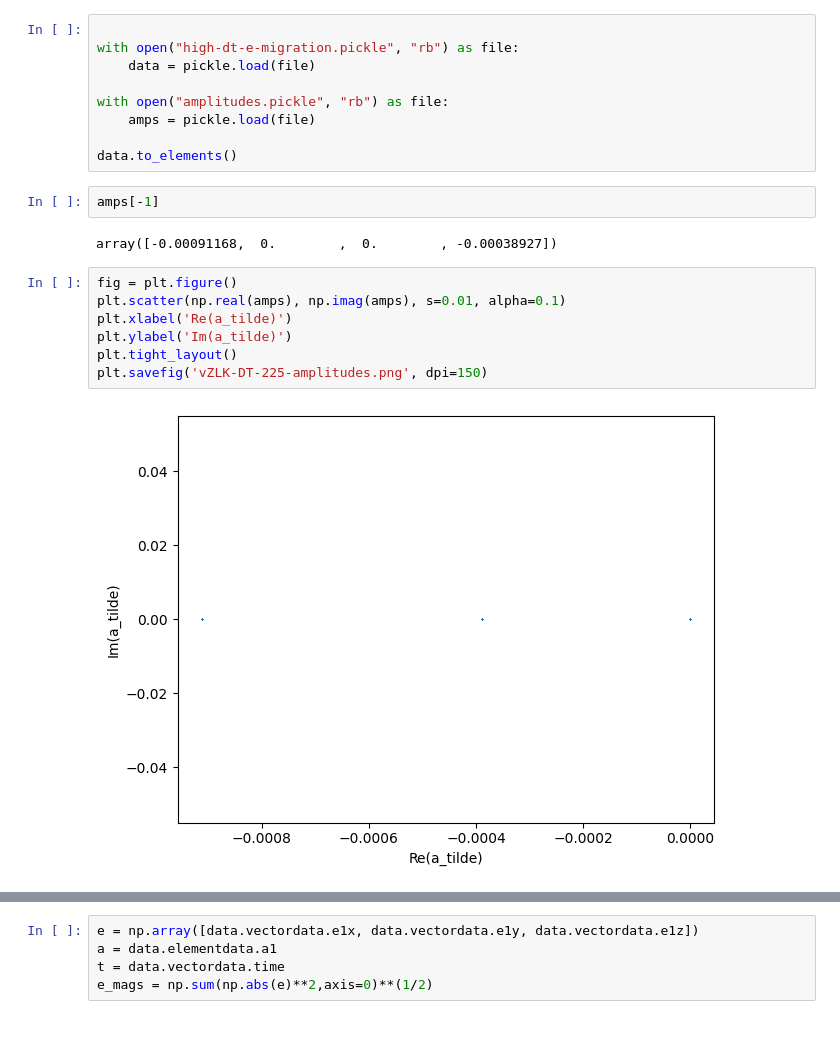
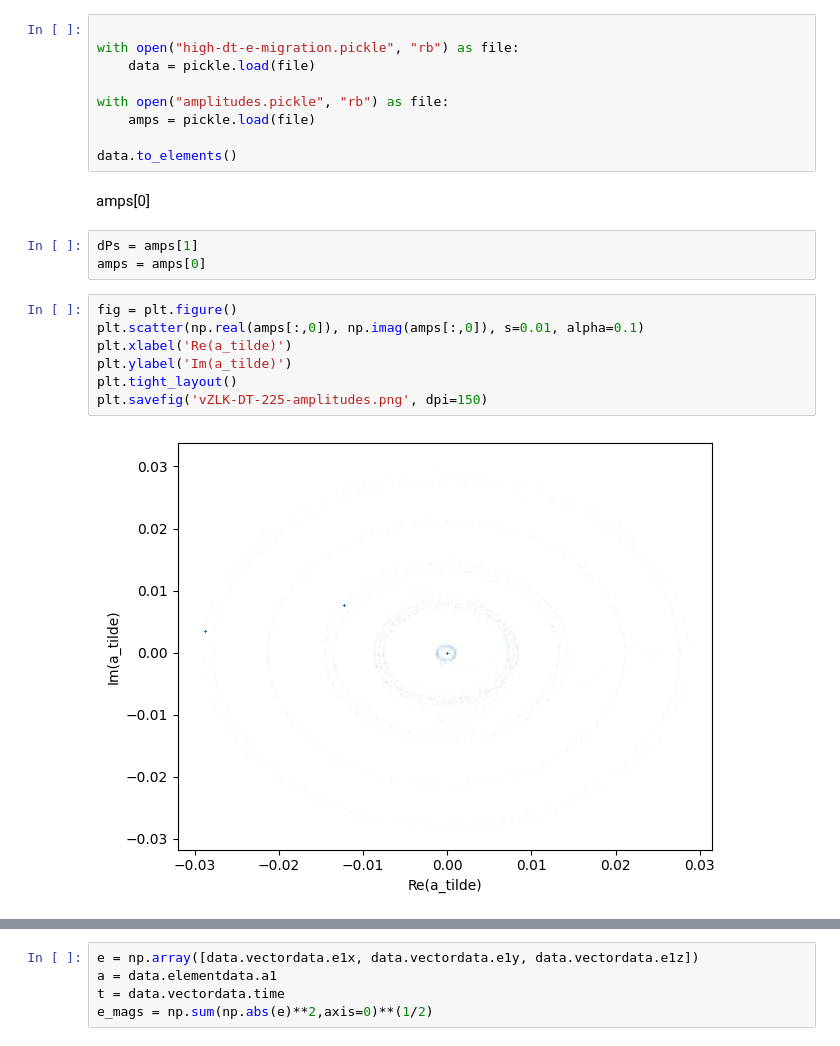
Before and after one commit to dliveoak/kozaipy, a Jupyter notebook: Analysis.ipynb, the cells around one changed output, grey strips where cells are left out. Cells and saved outputs as stored; diff of their text form.

```diff
--- a/Analysis.ipynb
+++ b/Analysis.ipynb
@@ -12,16 +12,17 @@ with open("amplitudes.pickle", "rb") as file:
     amps = pickle.load(file)
 
 data.to_elements()
-# %%
-amps[-1]
-# %% [output]
-array([-0.00091168,  0.        ,  0.        , -0.00038927])
+# %% [markdown]
+amps[0]
+# %%
+dPs = amps[1]
+amps = amps[0]
 # %%
 fig = plt.figure()
-plt.scatter(np.real(amps), np.imag(amps), s=0.01, alpha=0.1)
+plt.scatter(np.real(amps[:,0]), np.imag(amps[:,0]), s=0.01, alpha=0.1)
 plt.xlabel('Re(a_tilde)')
 plt.ylabel('Im(a_tilde)')
 plt.tight_layout()
 plt.savefig('vZLK-DT-225-amplitudes.png', dpi=150)
 # %% [output]
-[figure, old version]
+[figure, new version]
```
Also changed, not shown: parts of 7 cells of this notebook, 7 other files.
